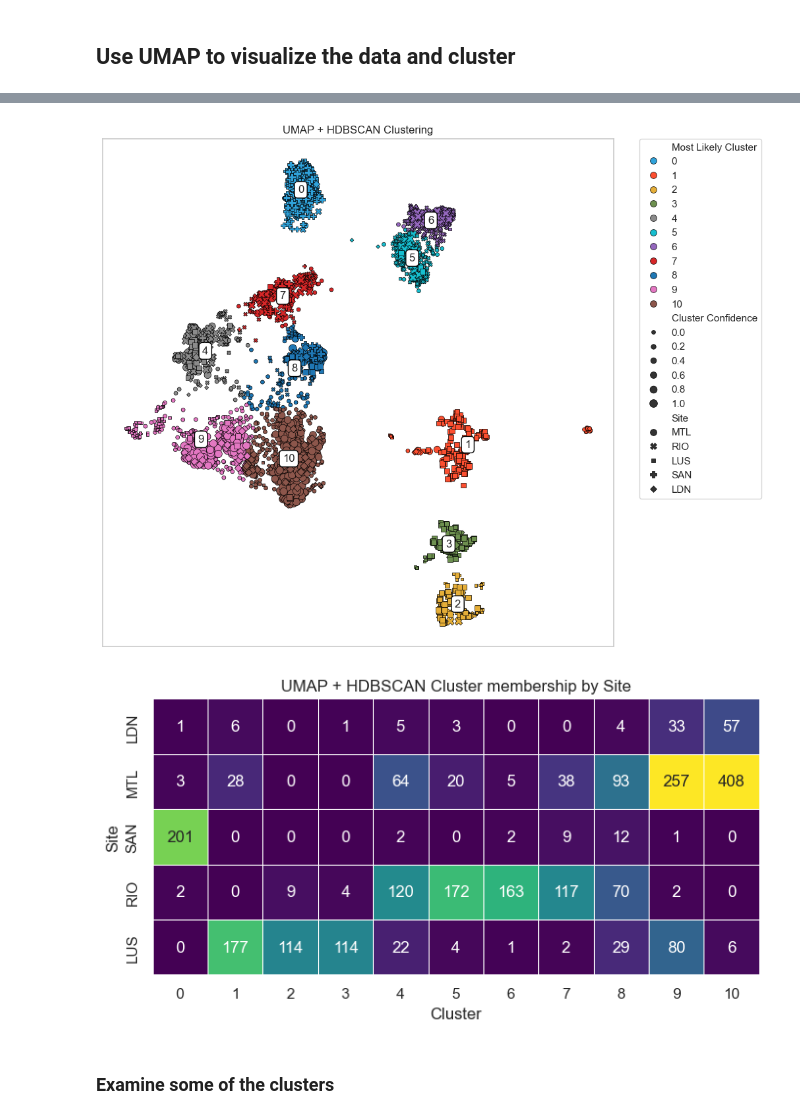
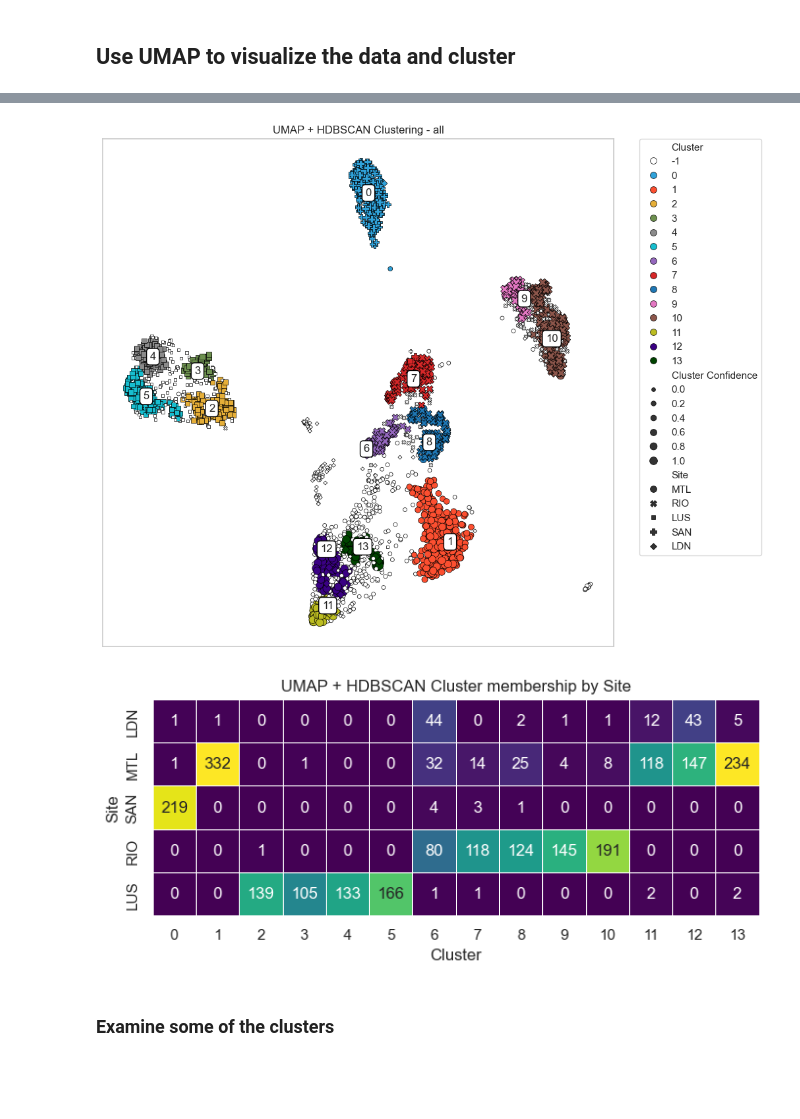
Before and after one commit to davidtweddell/lc_repo, a Jupyter notebook: 04-clustering-2.ipynb, the cells around one changed output, grey strips where cells are left out. Cells and saved outputs as stored; diff of their text form; code cells hidden in the pictures; blank space fills up the shorter version.

```diff
--- a/04-clustering-2.ipynb
+++ b/04-clustering-2.ipynb
@@ -267,0 +299,30 @@ print(LC_pos_.shape)
+# %%
+d2 = set(feature_83_list) - set(cluster_features)
+
+# output to a json file
+import json
+
+# convert the set to a list
+d2 = list(d2)
+
+# sort the list
+d2.sort()
+
+with open('./OUTPUT/cluster_feature_SUBTRACTED.json', 'w') as f:
+    json.dump(d2, f, indent = 4)
+# %%
+# which columns are in the clustering features but are absent from the feature_83_list?
+
+delta_features = set(cluster_features) - set(feature_83_list)
+
+# output to a json file
+import json
+
+# convert the set to a list
+delta_features = list(delta_features)
+
+# sort the list
+delta_features.sort()
+
+with open('./OUTPUT/cluster_feature_ADDED.json', 'w') as f:
+    json.dump(delta_features, f, indent = 4)
@@ -301,11 +392,15 @@ hdb_parms = {
                 # min_cluster_size is rouglhy
                 # sqrt(n) where n is the number of samples
                 'min_cluster_size': 50,
+                'min_samples': 10,
                 'prediction_data': True,
                 'cluster_selection_method': 'leaf',
-                # 'cluster_selection_epsilon': 0.5,
-                # 'min_samples': 50,
+                # epsilon
+                'cluster_selection_epsilon': 0.5,
+
+
             }
+
 
 umap_parms = {
                 'n_components': 2,
@@ -352,12 +473,12 @@ X.shape
 # %%
-plot_clusters(plot_df, umap_centroids, title = "UMAP + HDBSCAN Clustering")
+plot_clusters(plot_df, umap_centroids, title = f"UMAP + HDBSCAN Clustering - {tag}", most_likely = False)
 
-fn = "clusters-umap.png"
+fn = f"clusters-umap-{tag}.png"
 p = f"{figdir}/{fn}"
 
 plt.savefig(p, dpi = 300, bbox_inches = 'tight')
 # %% [output]
-[figure, old version]
+[figure, new version]
 # %%
 # # another way - cluster first in high-dim space, then reduce to 2D
 
@@ -386,30 +507,30 @@ plt.savefig(p, dpi = 300, bbox_inches = 'tight')
 # %%
 # augment the LCPOS with the cluster labels
 LC_pos_.loc[X.index, "cluster"] = plot_df["Most Likely Cluster"]
 
 cluster_by_site = LC_pos_.groupby("cluster")["SITE"].value_counts().unstack().T
 cluster_by_site = cluster_by_site.fillna(0).astype(int)
 cluster_by_site.columns = cluster_by_site.columns.astype(int)
 cluster_by_site = cluster_by_site.loc[site_name_dict.values()]
 
 
 fig, ax = plt.subplots(figsize=(8,8))
 
 sns.heatmap(cluster_by_site, robust = True, ax = ax, annot = True, fmt = "d", cmap = "viridis", square = True, linewidths = 0.5, linecolor = "w", cbar = False)
 
 # rename axis labels
 plt.xlabel("Cluster")
 plt.ylabel("Site")
 
 
 plt.title("UMAP + HDBSCAN Cluster membership by Site")
 
-fn = "cluster-membership-umap.png"
+fn = f"cluster-membership-umap-{tag}.png"
 p = f"{figdir}/{fn}"
 
 plt.savefig(p, dpi = 300, bbox_inches = 'tight')
 # %% [output]
-[figure, old version]
+[figure, new version]
 # %% [markdown]
 ### Examine some of the clusters
 # %%
```
Also changed, not shown: parts of 46 cells of this notebook, 1 other file.
